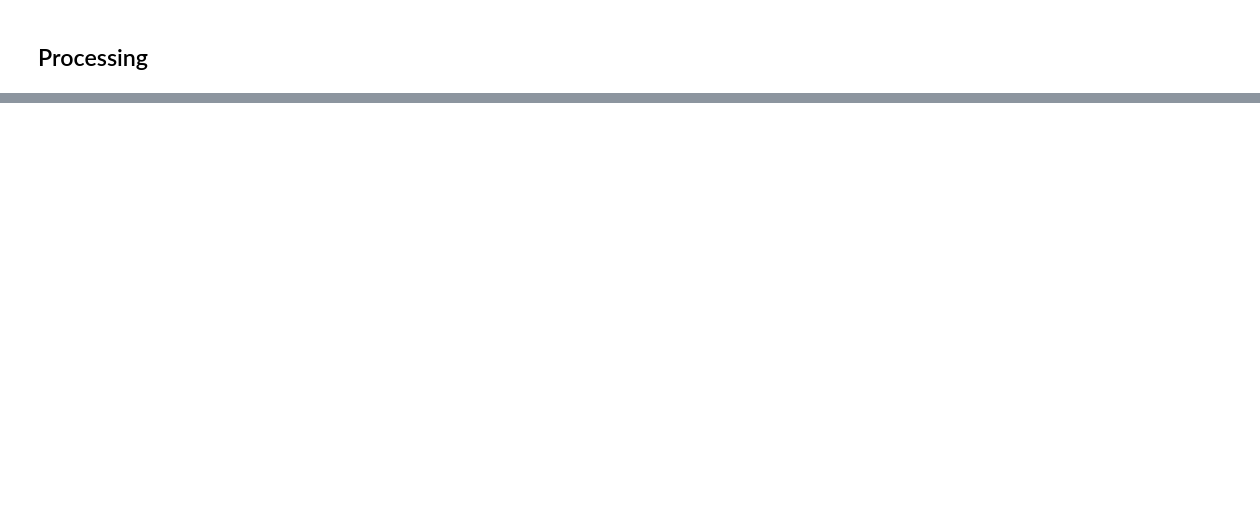
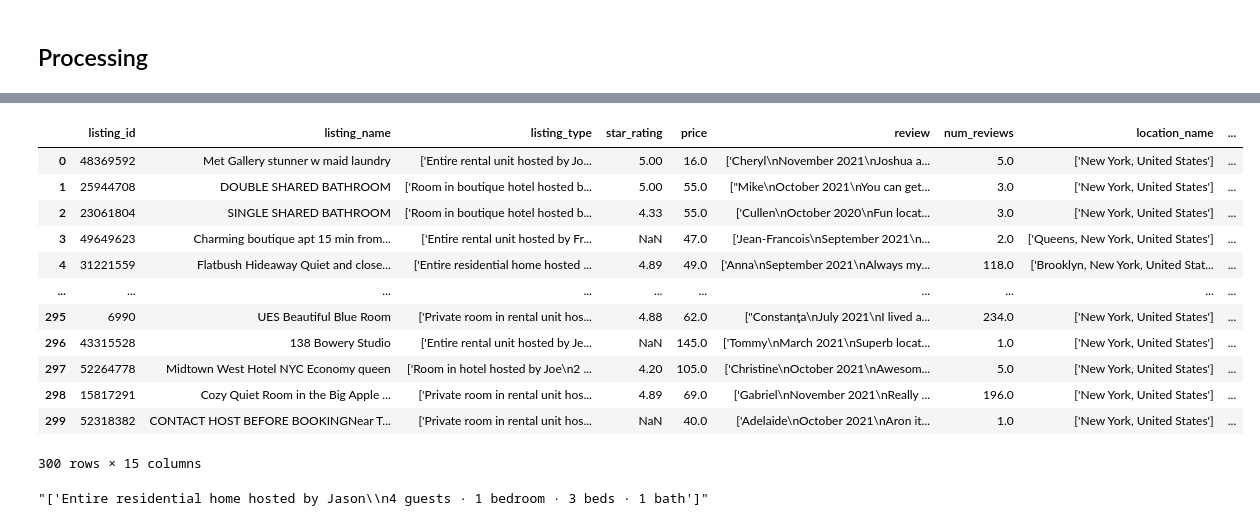
Before and after one commit to darrenseq/fair-square-bnb, a Jupyter notebook: Airbnb_Scraping.ipynb, the cells around one changed output, grey strips where cells are left out. Cells and saved outputs as stored; diff of their text form; code cells hidden in the pictures; blank space fills up the shorter version.

Commit message:
cleaning for type and Resp

```diff
--- a/Airbnb_Scraping.ipynb
+++ b/Airbnb_Scraping.ipynb
@@ -182,6 +208,7 @@ df_amenities.set_index('listing_id')
 # res.drop(columns='level_1', inplace = True)
 # res
 # df_amenities['amenities'][0]
+df_listings.drop('amenities', axis=1, inplace=True)
 # %%
 # Clean price data
 df_listings['price'] = df_listings['price'].str.extract('\$(\d*\.?\d*)').astype(float)
@@ -227,4 +254,19 @@ def clean_tags(listing_name):
 # %%
 # clean listing names
 df_listings['listing_name'] = df_listings['listing_name'].apply(clean_unicode)
 df_listings['listing_name'] = df_listings['listing_name'].apply(clean_tags)
+df_listings
+# %% [output]
+|  | listing_id | listing_name | listing_type | star_rating | price | review | num_reviews | location_name | ... |
+| 0 | 48369592 | Met Gallery stunner w maid laundry | ['Entire rental unit hosted by Jo... | 5.00 | 16.0 | ['Cheryl\nNovember 2021\nJoshua a... | 5.0 | ['New York, United States'] | ... |
+| 1 | 25944708 | DOUBLE SHARED BATHROOM | ['Room in boutique hotel hosted b... | 5.00 | 55.0 | ["Mike\nOctober 2021\nYou can get... | 3.0 | ['New York, United States'] | ... |
+| 2 | 23061804 | SINGLE SHARED BATHROOM | ['Room in boutique hotel hosted b... | 4.33 | 55.0 | ['Cullen\nOctober 2020\nFun locat... | 3.0 | ['New York, United States'] | ... |
+| 3 | 49649623 | Charming boutique apt 15 min from... | ['Entire rental unit hosted by Fr... | NaN | 47.0 | ['Jean-Francois\nSeptember 2021\n... | 2.0 | ['Queens, New York, United States'] | ... |
+| 4 | 31221559 | Flatbush Hideaway Quiet and close... | ['Entire residential home hosted ... | 4.89 | 49.0 | ['Anna\nSeptember 2021\nAlways my... | 118.0 | ['Brooklyn, New York, United Stat... | ... |
+| ... | ... | ... | ... | ... | ... | ... | ... | ... | ... |
+| 295 | 6990 | UES Beautiful Blue Room | ['Private room in rental unit hos... | 4.88 | 62.0 | ["Constanţa\nJuly 2021\nI lived a... | 234.0 | ['New York, United States'] | ... |
+| 296 | 43315528 | 138 Bowery Studio | ['Entire rental unit hosted by Je... | NaN | 145.0 | ['Tommy\nMarch 2021\nSuperb locat... | 1.0 | ['New York, United States'] | ... |
+| 297 | 52264778 | Midtown West Hotel NYC Economy queen | ['Room in hotel hosted by Joe\n2 ... | 4.20 | 105.0 | ['Christine\nOctober 2021\nAwesom... | 5.0 | ['New York, United States'] | ... |
+| 298 | 15817291 | Cozy Quiet Room in the Big Apple ... | ['Private room in rental unit hos... | 4.89 | 69.0 | ['Gabriel\nNovember 2021\nReally ... | 196.0 | ['New York, United States'] | ... |
+| 299 | 52318382 | CONTACT HOST BEFORE BOOKINGNear T... | ['Private room in rental unit hos... | NaN | 40.0 | ['Adelaide\nOctober 2021\nAron it... | 1.0 | ['New York, United States'] | ... |
+300 rows × 15 columns
@@ -236,0 +273,4 @@ df_listing_type = df_listing_type['listing_type'].str.extract(listing_type_patte
+# %%
+df_listings['listing_type'][4]
+# %% [output]
+"['Entire residential home hosted by Jason\\n4 guests · 1 bedroom · 3 beds · 1 bath']"
```
Also changed, not shown: parts of 9 cells of this notebook.
